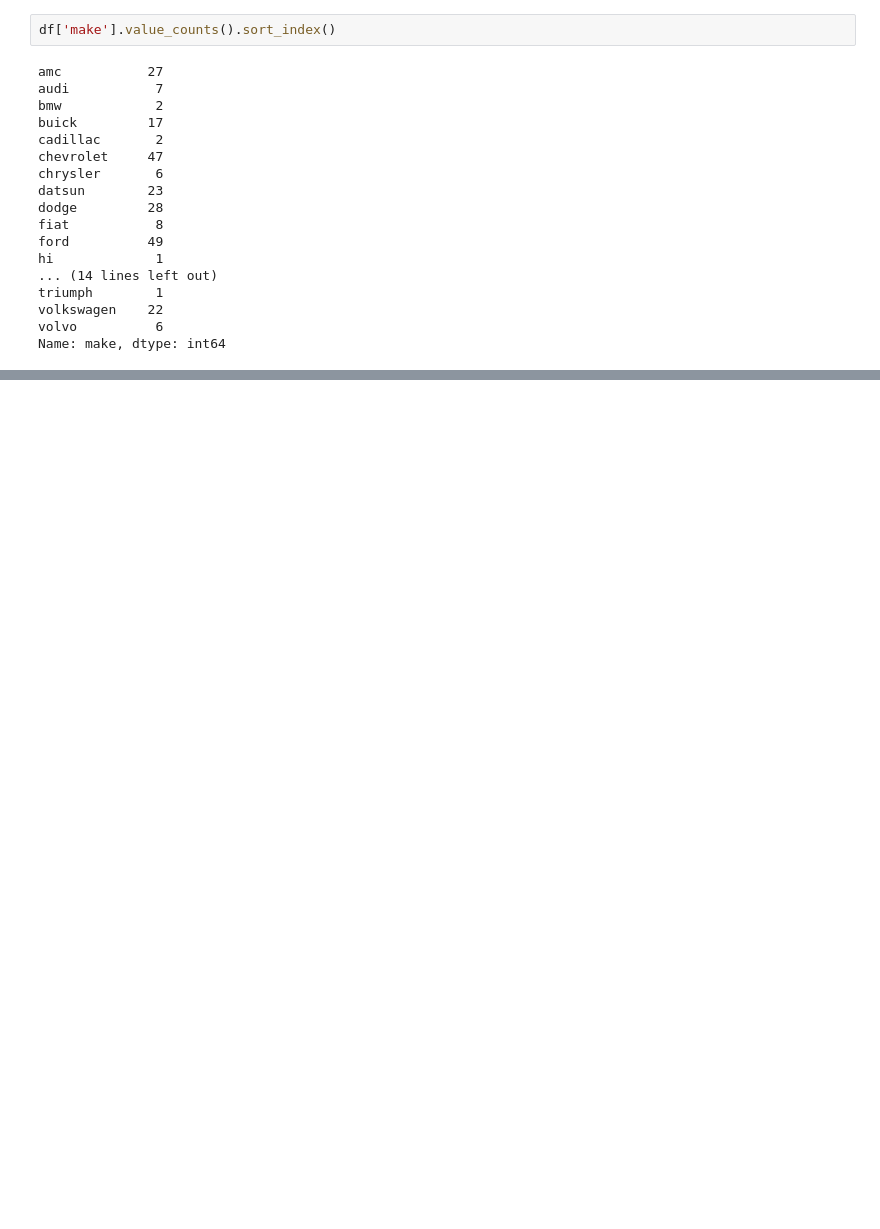
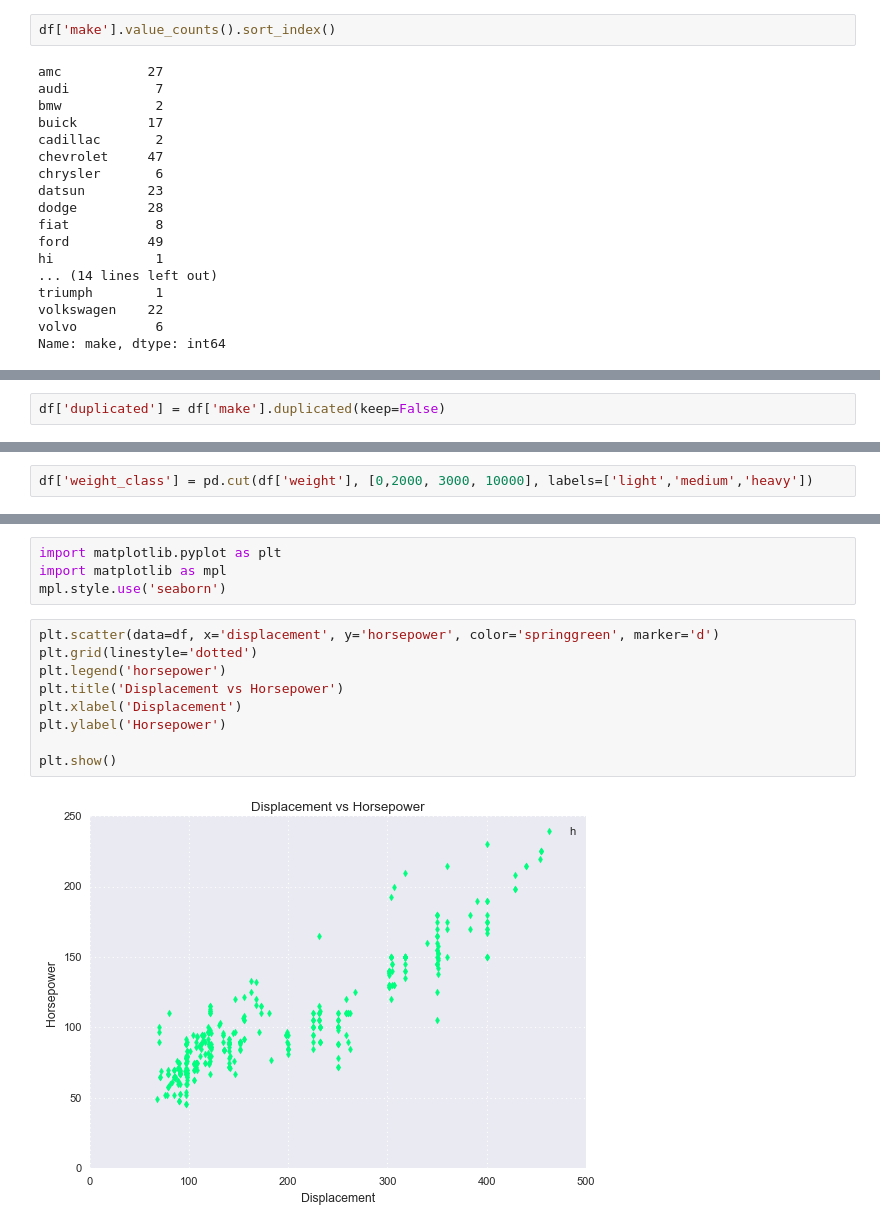
Before and after one commit to get-to-work-together/Python-Data-Analyse-Defensie, a Jupyter notebook: pandas mpg.ipynb, the cells around one changed output, grey strips where cells are left out. Saved outputs shown, nothing was run; the diff lists cells and outputs as text; blank space fills up the shorter version.

```diff
--- a/pandas mpg.ipynb
+++ b/pandas mpg.ipynb
@@ -110,0 +145,2 @@ sns.pairplot(df, hue='origin');
+# %%
+df['duplicated'] = df['make'].duplicated(keep=False)
@@ -110,0 +167,2 @@ sns.pairplot(df, hue='origin');
+# %%
+df['weight_class'] = pd.cut(df['weight'], [0,2000, 3000, 10000], labels=['light','medium','heavy'])
@@ -110,0 +221,15 @@ sns.pairplot(df, hue='origin');
+# %%
+import matplotlib.pyplot as plt
+import matplotlib as mpl
+mpl.style.use('seaborn')
+# %%
+plt.scatter(data=df, x='displacement', y='horsepower', color='springgreen', marker='d')
+plt.grid(linestyle='dotted')
+plt.legend('horsepower')
+plt.title('Displacement vs Horsepower')
+plt.xlabel('Displacement')
+plt.ylabel('Horsepower')
+
+plt.show()
+# %% [output]
+[figure, added]
```
Also changed, not shown: parts of 11 cells of this notebook, 6 other files.
